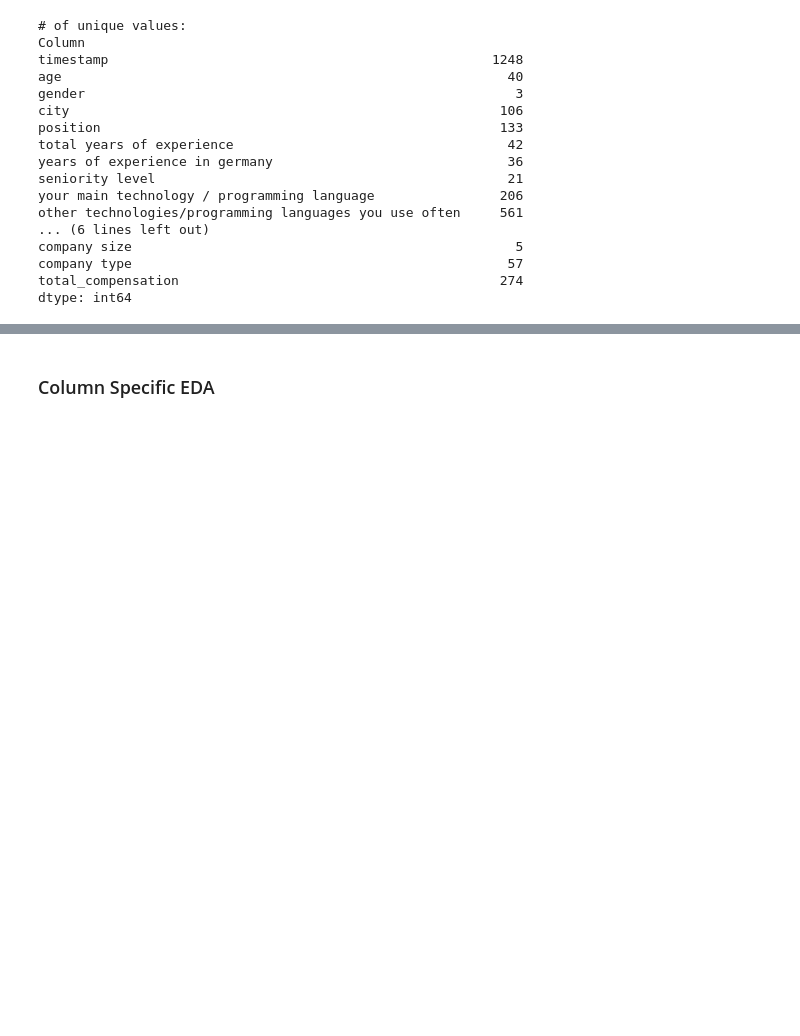
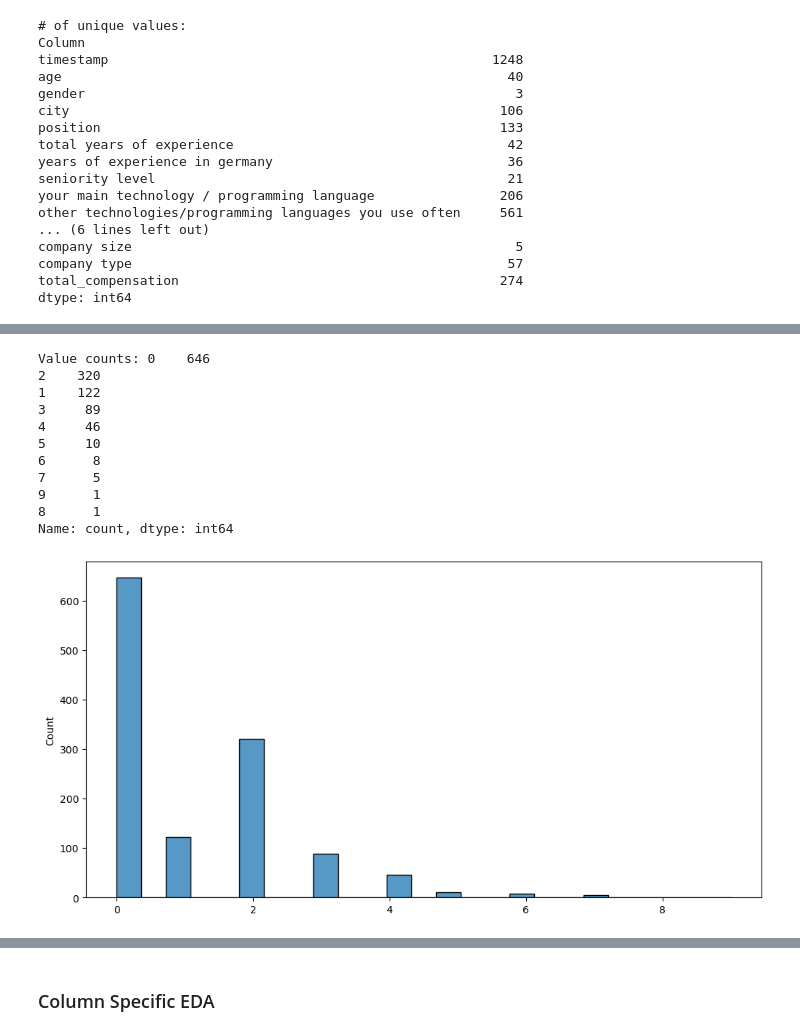
Before and after one commit to AkeemSemperDataScience/3950-assignment-2-mlsiebold, a Jupyter notebook: START_Asn_2.ipynb, the cells around one changed output, grey strips where cells are left out. Saved outputs shown, nothing was run; the diff lists cells and outputs as text; code cells hidden in the pictures; blank space fills up the shorter version.

```diff
--- a/START_Asn_2.ipynb
+++ b/START_Asn_2.ipynb
@@ -6,25 +6,8 @@ import matplotlib.pyplot as plt
 import pandas as pd
 import seaborn as sns
 
-from sklearn.linear_model import LinearRegression
-from sklearn.preprocessing import PolynomialFeatures
-from sklearn.linear_model import SGDRegressor
-
-from sklearn.pipeline import Pipeline
-
-from sklearn.metrics import mean_squared_error
-from sklearn.model_selection import train_test_split
-from sklearn.model_selection import cross_val_score
-
-from sklearn.linear_model import Lasso
-from sklearn.linear_model import Ridge
-from sklearn.preprocessing import MinMaxScaler
-from sklearn.model_selection import GridSearchCV
-
 from ml_utils import edaDF
 import toolbox as tb
-
-plt.rcParams["figure.figsize"] = (6, 4)
 # %%
 # Download and load the data
 import keras
@@ -365,0 +379,7 @@ len(df[(df[salary].fillna(0)==0) & (df[bonuses].fillna(0)==0)])
+# %%
+# Check for rows missing a substantial amount of info
+
+exc_col = ['timestamp', 'gender', 'employment status', 'main language at work']     # Exclude columns I intend to drop
+null_count = df.drop(columns=exc_col).isna().sum(axis=1)  # Count nulls per row
+
+df[null_count>8]
@@ -365,0 +389,19 @@ len(df[(df[salary].fillna(0)==0) & (df[bonuses].fillna(0)==0)])
+# %%
+# Check distribution of missingness
+
+sns.histplot(null_count);
+
+print(f'Value counts: {null_count.value_counts()}')
+# %% [output]
+Value counts: 0    646
+2    320
+1    122
+3     89
+4     46
+5     10
+6      8
+7      5
+9      1
+8      1
+Name: count, dtype: int64
+[figure, added]
```
Also changed, not shown: parts of 17 cells of this notebook, 1 other file.
